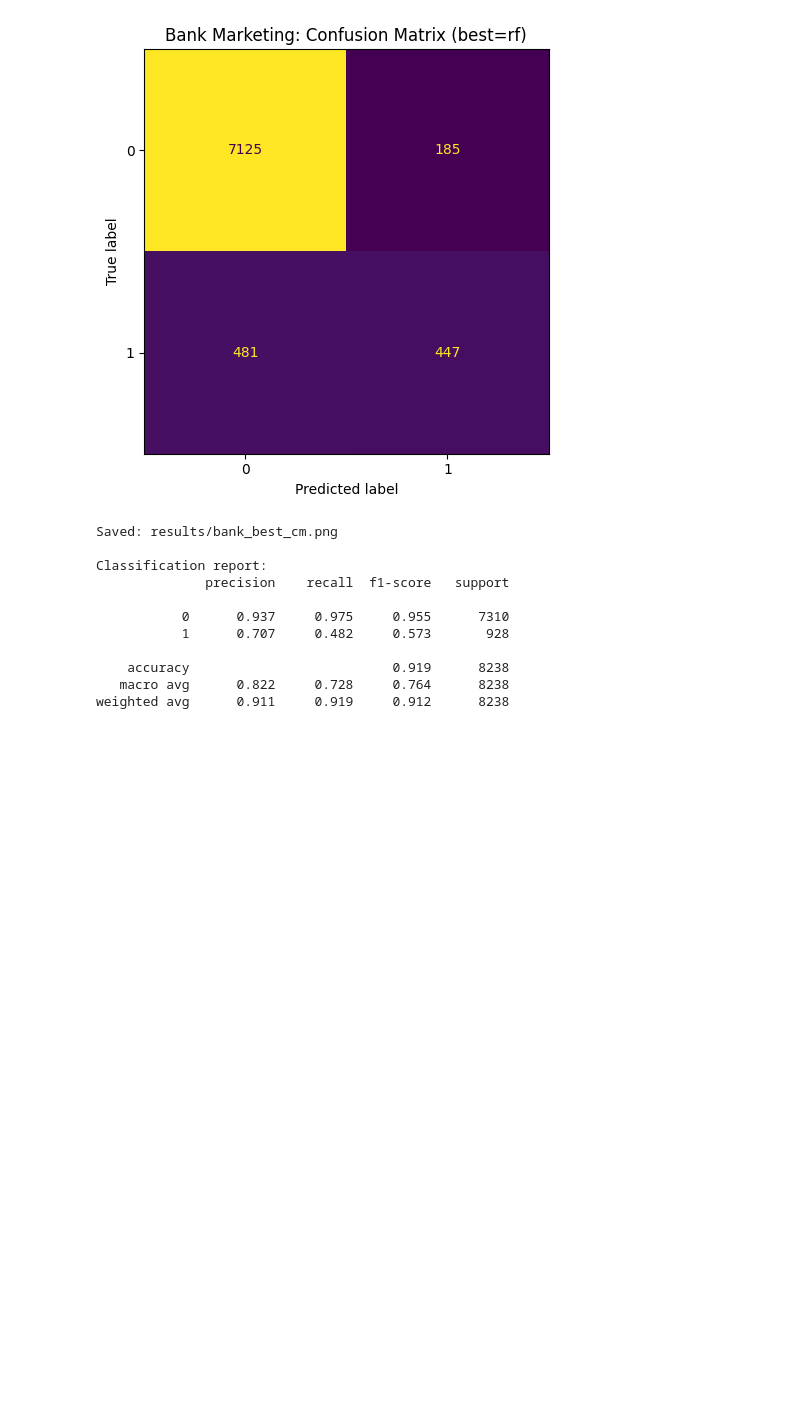
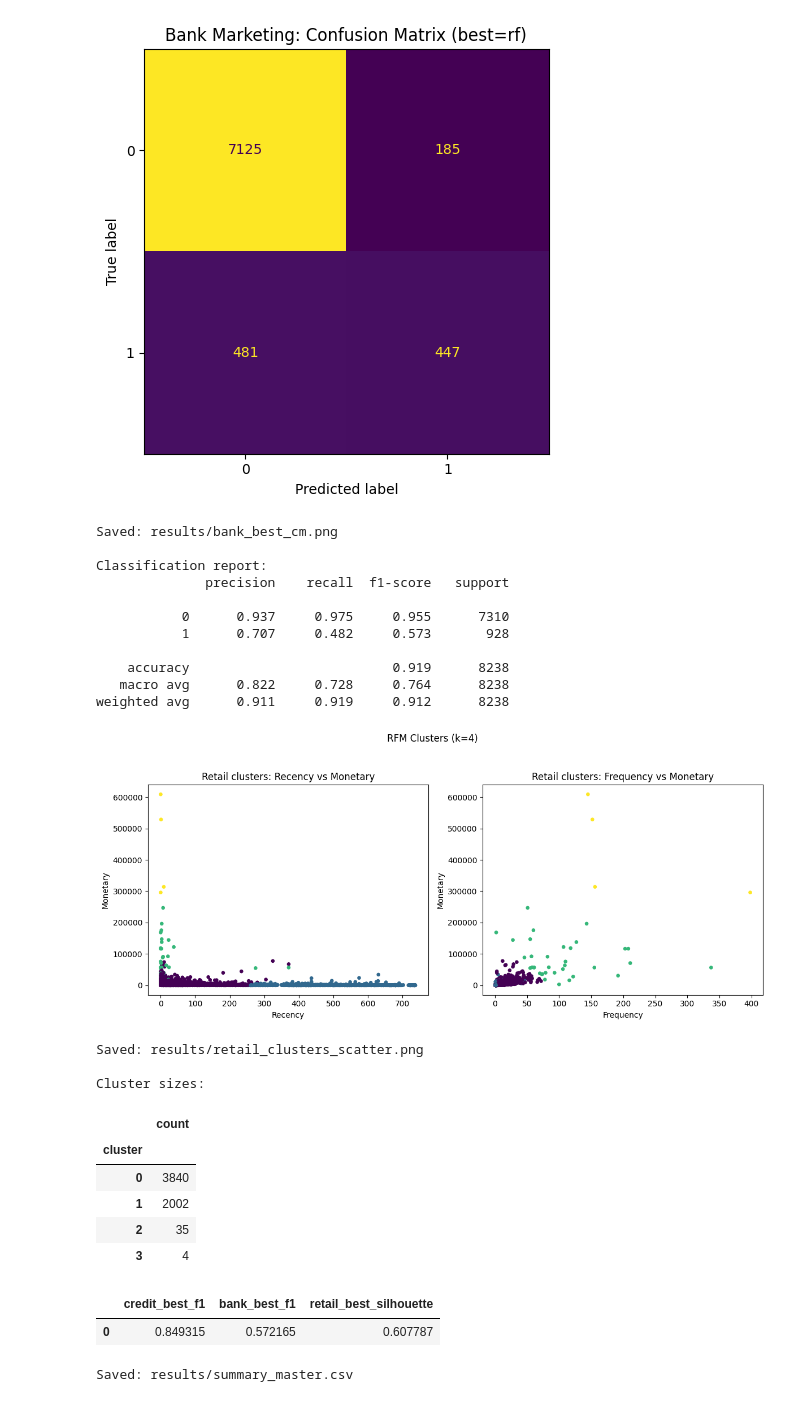
Before and after one commit to Suraalani79/msc-dissertation-2025, a Jupyter notebook: framework.ipynb, the cells around one changed output. Saved outputs shown, nothing was run; the diff lists cells and outputs as text; code cells hidden in the pictures; blank space fills up the shorter version.

```diff
--- a/framework.ipynb
+++ b/framework.ipynb
@@ -544,3 +544,65 @@ Classification report:
     accuracy                          0.919      8238
    macro avg      0.822     0.728     0.764      8238
 weighted avg      0.911     0.919     0.912      8238
+# %%
+# 8) Retail cluster scatterplots (RFM)
+
+import matplotlib.pyplot as plt
+
+assert {"Recency", "Frequency", "Monetary", "cluster"}.issubset(rfm.columns), \
+    "Expected RFM columns with 'cluster' produced earlier."
+
+clusters = sorted(rfm["cluster"].unique())
+fig, axes = plt.subplots(1, 2, figsize=(12, 5))
+
+# Scatter: Recency vs Monetary
+axes[0].scatter(rfm["Recency"], rfm["Monetary"], c=rfm["cluster"], s=14)
+axes[0].set_xlabel("Recency")
+axes[0].set_ylabel("Monetary")
+axes[0].set_title("Retail clusters: Recency vs Monetary")
+
+# Scatter: Frequency vs Monetary
+axes[1].scatter(rfm["Frequency"], rfm["Monetary"], c=rfm["cluster"], s=14)
+axes[1].set_xlabel("Frequency")
+axes[1].set_ylabel("Monetary")
+axes[1].set_title("Retail clusters: Frequency vs Monetary")
+
+fig.suptitle(f"RFM Clusters (k={len(clusters)})", y=1.04)
+fig.tight_layout()
+out_path = RESULTS_DIR / "retail_clusters_scatter.png"
+fig.savefig(out_path, dpi=160)
+plt.show()
+print(f"Saved: {out_path}")
+
+# (Optional) show cluster sizes
+print("\nCluster sizes:")
+display(rfm["cluster"].value_counts().sort_index().to_frame("count"))
+# %% [output]
+[figure, added]
+Saved: results/retail_clusters_scatter.png
+
+Cluster sizes:
+|  | count |
+| cluster |  |
+| 0 | 3840 |
+| 1 | 2002 |
+| 2 | 35 |
+| 3 | 4 |
+# %%
+# 9A) Master summary across tasks (numerical table)
+
+summary = {
+    'credit_best_f1': float(credit_results['f1'].max()),
+    'bank_best_f1': float(bank_results['f1'].max()),
+    'retail_best_silhouette': float(pd.read_csv(RESULTS_DIR / 'silhouette_scores.csv')['silhouette'].max()),
+}
+
+summary_df = pd.DataFrame([summary])
+summary_df.to_csv(RESULTS_DIR / 'summary_master.csv', index=False)
+
+display(summary_df)
+print("Saved:", RESULTS_DIR / 'summary_master.csv')
+# %% [output]
+|  | credit_best_f1 | bank_best_f1 | retail_best_silhouette |
+| 0 | 0.849315 | 0.572165 | 0.607787 |
+Saved: results/summary_master.csv
```
Also changed, not shown: parts of 2 cells of this notebook.
